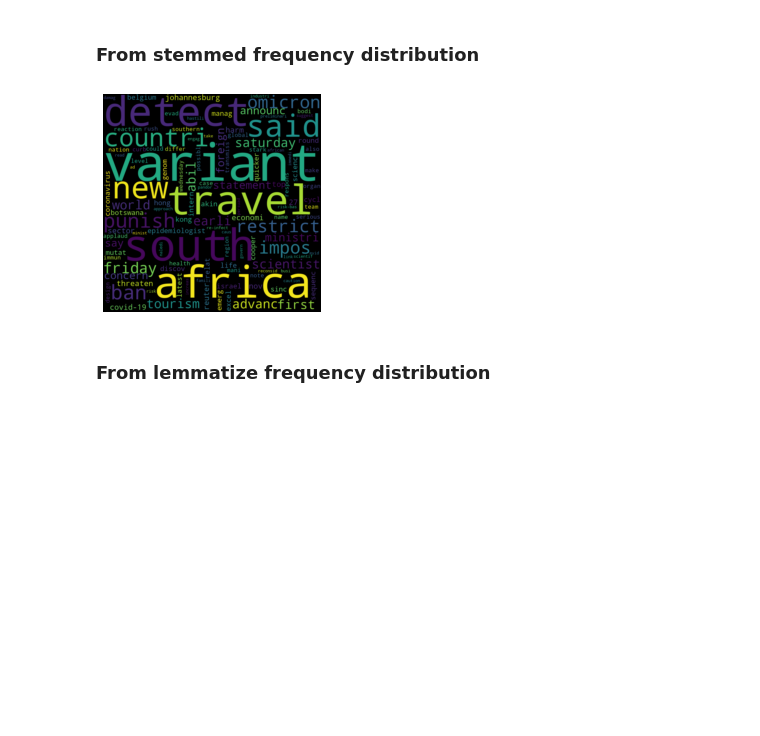
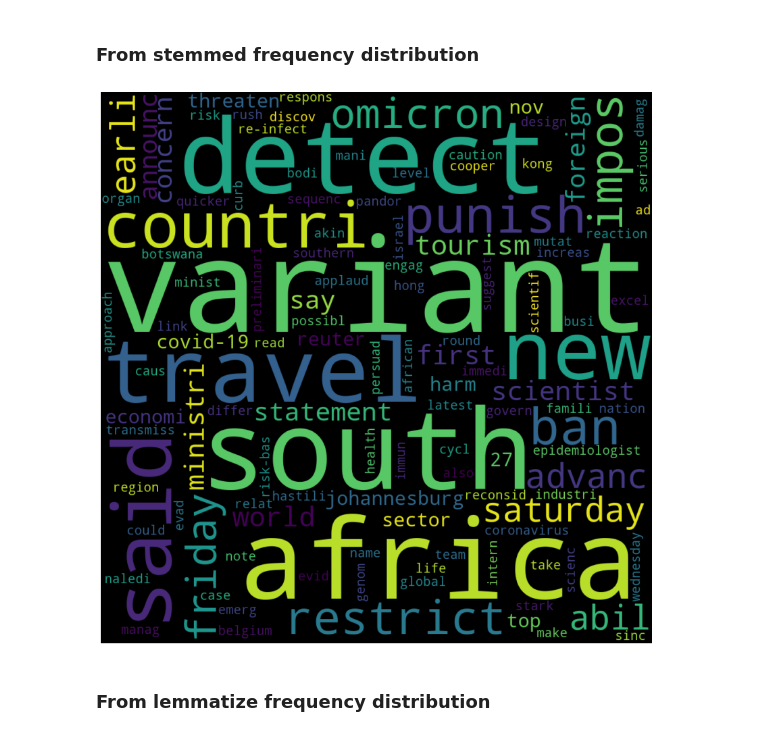
Before and after one commit to GuillaumeArp/Wild_Notebooks, a Jupyter notebook: NLP/1.3 NLP - WordCloud - Guillaume Arp.ipynb, the cells around one changed output. Cells and saved outputs as stored; diff of their text form; code cells hidden in the pictures; blank space fills up the shorter version.

```diff
--- a/NLP/1.3 NLP - WordCloud - Guillaume Arp.ipynb
+++ b/NLP/1.3 NLP - WordCloud - Guillaume Arp.ipynb
@@ -208,13 +195,13 @@ plt.show()
 # %%
 wordcloud.generate_from_frequencies(freq_dist_words_stem)
 
-plt.figure()
+plt.figure(figsize=(15,15))
 plt.imshow(wordcloud, interpolation="bilinear")
 plt.axis("off")
 plt.margins(x=0, y=0)
 plt.show()
 # %% [output]
-[figure, old version]
+[figure, new version]
 # %% [markdown]
 ### From lemmatize frequency distribution
 # %%
```
Also changed, not shown: parts of 10 cells of this notebook.
